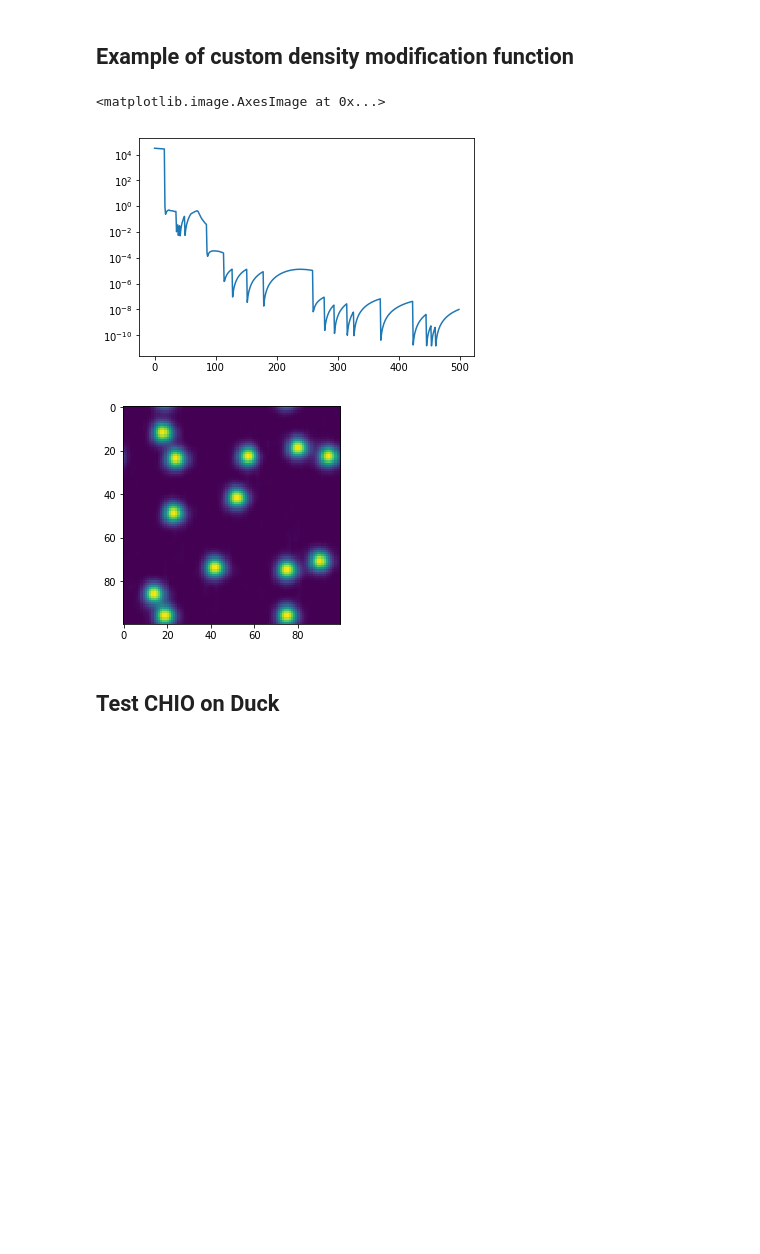
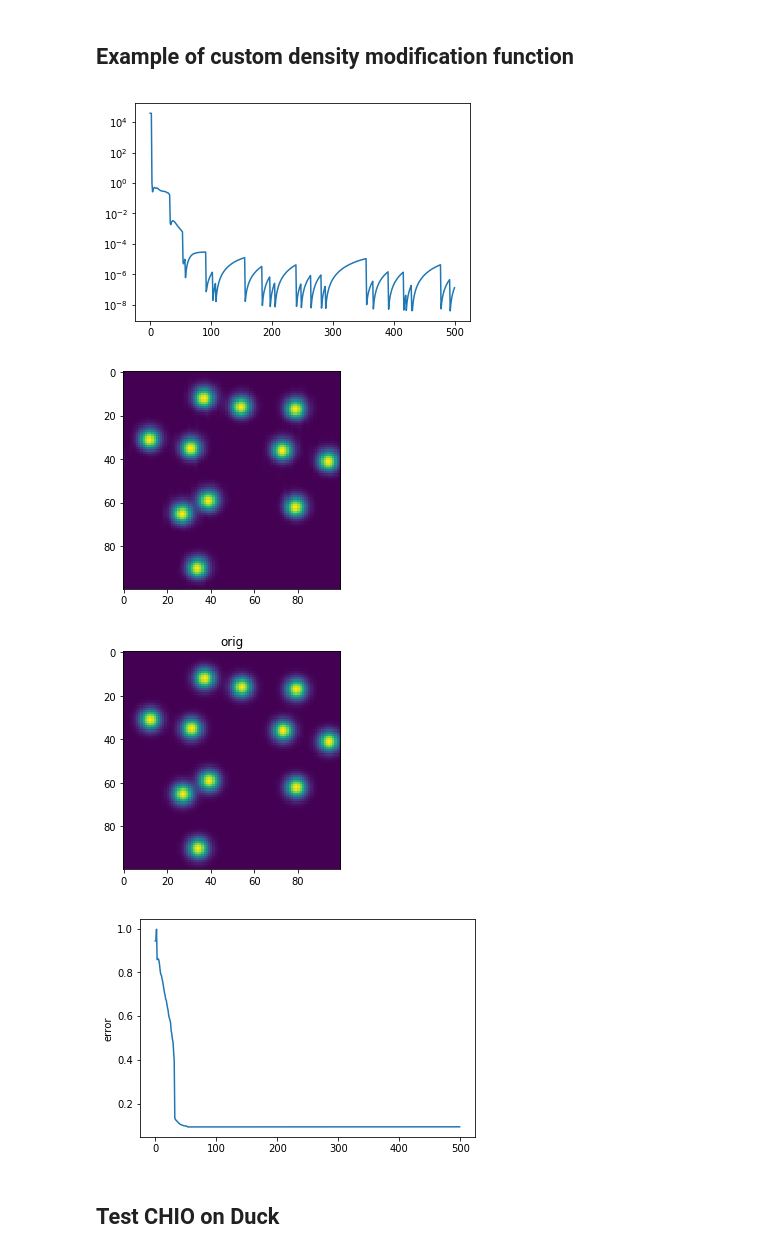
Before and after one commit to Hekstra-Lab/phase-retrieval, a Jupyter notebook: phaseretrieval_testing.ipynb, the cells around one changed output. Saved outputs shown, nothing was run; the diff lists cells and outputs as text; code cells hidden in the pictures; blank space fills up the shorter version.

```diff
--- a/phaseretrieval_testing.ipynb
+++ b/phaseretrieval_testing.ipynb
@@ -112,14 +117,15 @@ def customfunction(ndm,last,step_n):
 # %%
 custom = PhaseRetrieval.PhaseRetrieval(mags)
 custom.iterate(customfunction, 500)
 plt.figure()
 plt.semilogy(custom.err_track)
 plt.figure()
-plt.imshow(custom.real_space_guess)
+custom.calc_real_space_error(data)
 # %% [output]
-<matplotlib.image.AxesImage at 0x...>
-[figure, old version]
+[figure, new version]
-[figure, old version]
+[figure, new version]
+[figure, added]
+[figure, added]
 # %% [markdown]
 ## Test CHIO on Duck
 # %%
```
Also changed, not shown: parts of 13 cells of this notebook, 1 other file.
